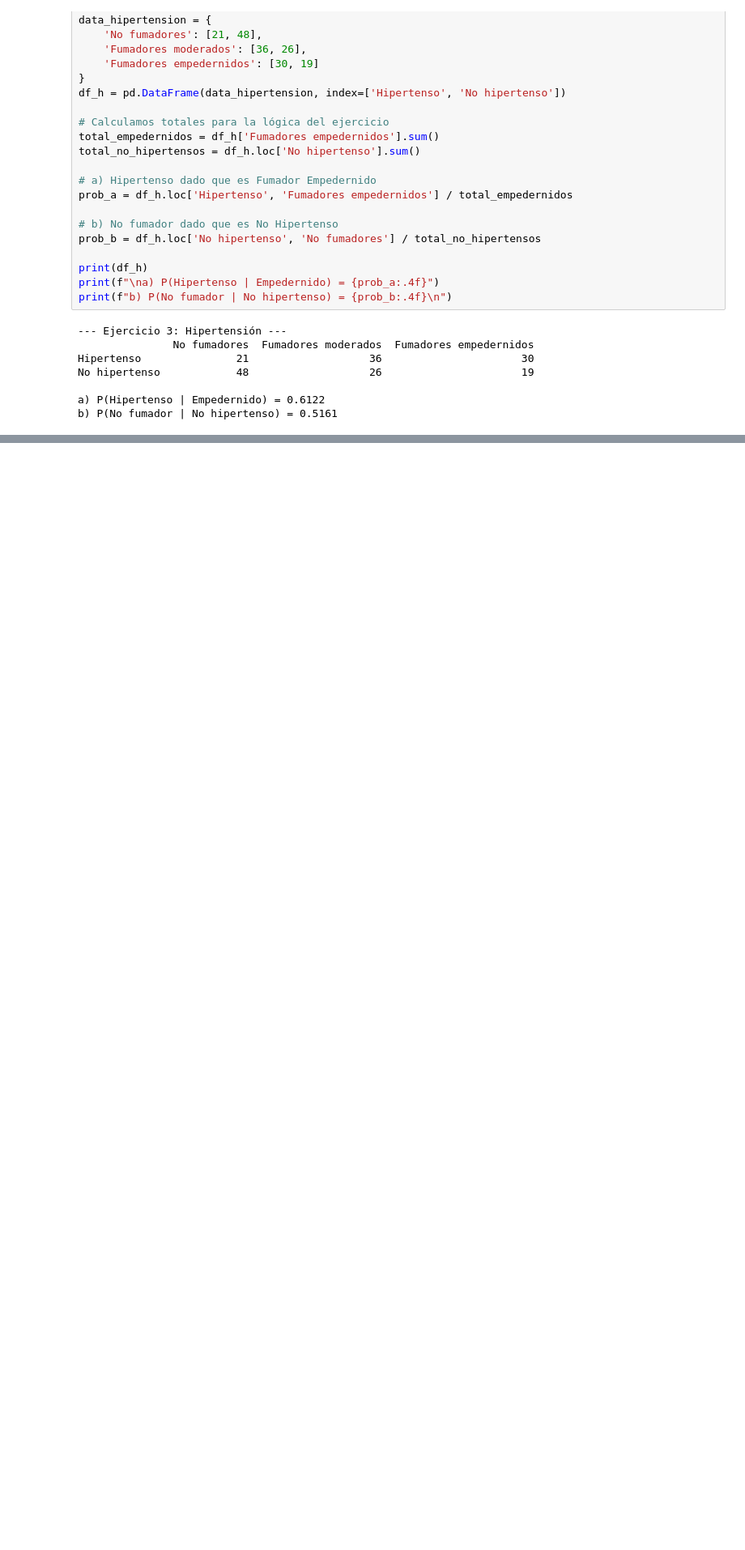
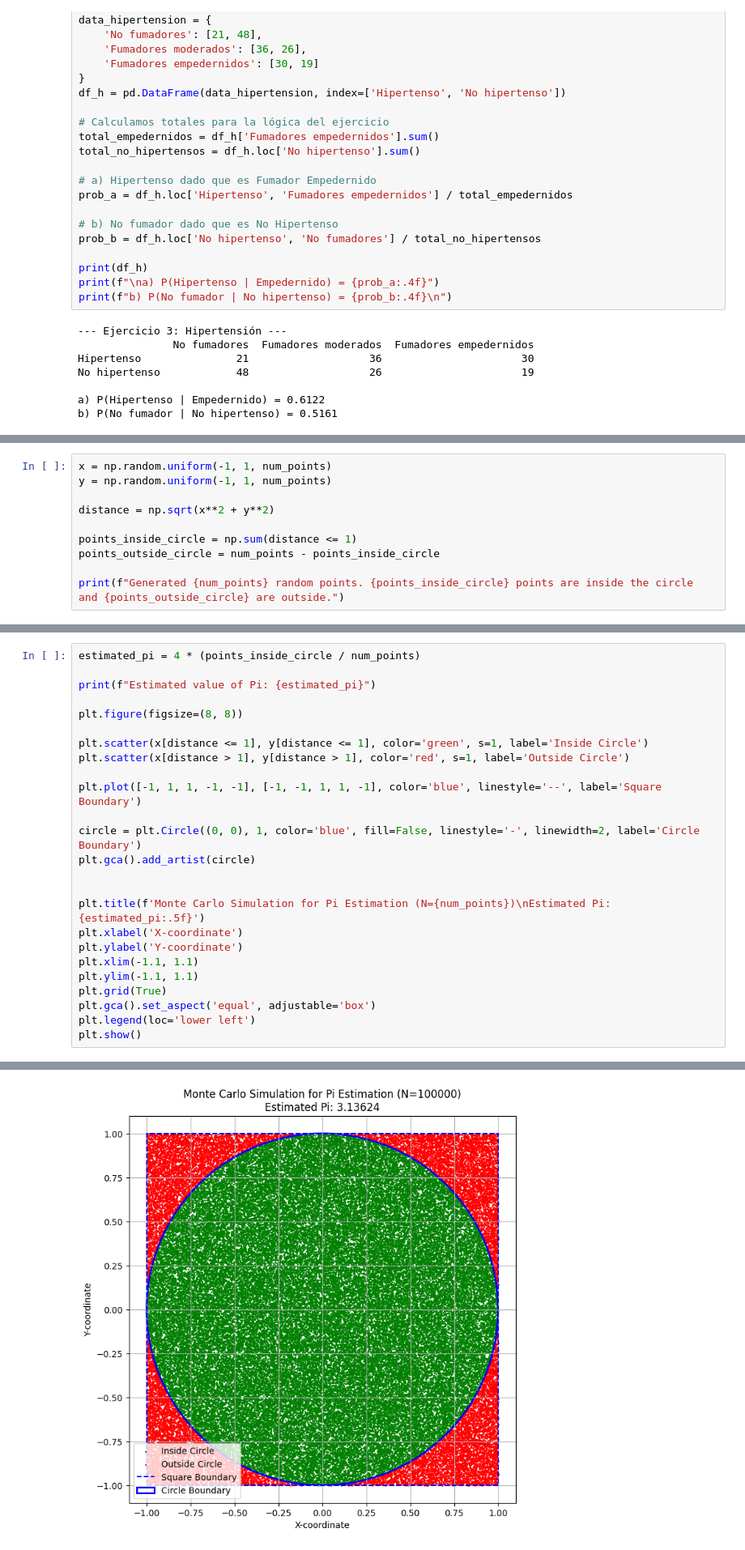
Before and after one commit to DavidZD5/Mineria-de-datos, a Jupyter notebook: MineriaDatos.ipynb, the cells around one changed output, grey strips where cells are left out. Shown at 81% size. Cells and saved outputs as stored; diff of their text form; blank space fills up the shorter version.

```diff
--- a/MineriaDatos.ipynb
+++ b/MineriaDatos.ipynb
@@ -1614,0 +1691,10 @@ Simulacion Monte Carlo
+# %%
+x = np.random.uniform(-1, 1, num_points)
+y = np.random.uniform(-1, 1, num_points)
+
+distance = np.sqrt(x**2 + y**2)
+
+points_inside_circle = np.sum(distance <= 1)
+points_outside_circle = num_points - points_inside_circle
+
+print(f"Generated {num_points} random points. {points_inside_circle} points are inside the circle and {points_outside_circle} are outside.")
@@ -1614,0 +1706,26 @@ Simulacion Monte Carlo
+# %%
+estimated_pi = 4 * (points_inside_circle / num_points)
+
+print(f"Estimated value of Pi: {estimated_pi}")
+
+plt.figure(figsize=(8, 8))
+
+plt.scatter(x[distance <= 1], y[distance <= 1], color='green', s=1, label='Inside Circle')
+plt.scatter(x[distance > 1], y[distance > 1], color='red', s=1, label='Outside Circle')
+
+plt.plot([-1, 1, 1, -1, -1], [-1, -1, 1, 1, -1], color='blue', linestyle='--', label='Square Boundary')
+
+circle = plt.Circle((0, 0), 1, color='blue', fill=False, linestyle='-', linewidth=2, label='Circle Boundary')
+plt.gca().add_artist(circle)
+
+
+plt.title(f'Monte Carlo Simulation for Pi Estimation (N={num_points})\nEstimated Pi: {estimated_pi:.5f}')
+plt.xlabel('X-coordinate')
+plt.ylabel('Y-coordinate')
+plt.xlim(-1.1, 1.1)
+plt.ylim(-1.1, 1.1)
+plt.grid(True)
+plt.gca().set_aspect('equal', adjustable='box')
+plt.legend(loc='lower left')
+plt.show()
+# %% [output]
@@ -1614,0 +1733 @@ Simulacion Monte Carlo
+[figure, added]
```
Also changed, not shown: parts of 20 cells of this notebook.
